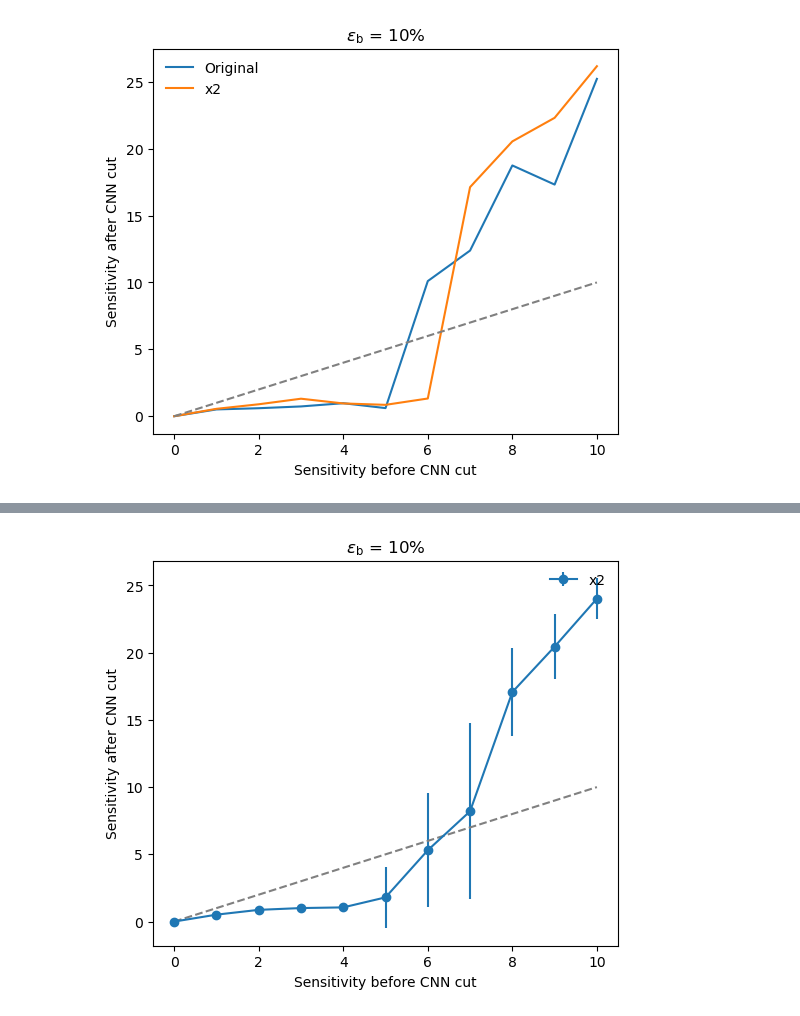
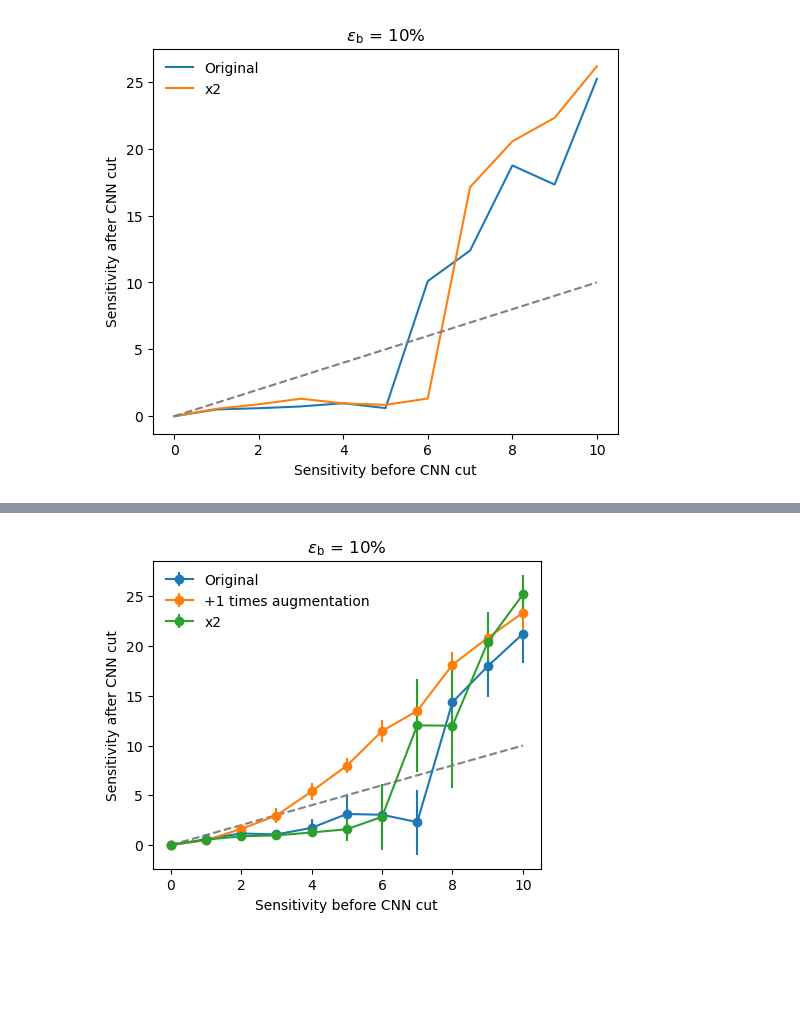
Before and after one commit to r10222035/data_augmentation, a Jupyter notebook: CNN/CNN_selection.ipynb, the cells around one changed output, grey strips where cells are left out. Drawn from its saved outputs; the diff is of its cells as text; code cells hidden in the pictures; blank space fills up the shorter version.

Commit message:
Code: Add CWoLa results on Hidden Valley model with re-process samples

```diff
--- a/CNN/CNN_selection.ipynb
+++ b/CNN/CNN_selection.ipynb
@@ -217,24 +295,46 @@ sensitivities = np.arange(11)
 sensitivities_after, std = [], []
 
 for sensitivity in sensitivities:
-    model_name = f'SB_{sensitivity:.1f}_x2'
+    model_name = f'SB_{sensitivity:.1f}_new'
     scale_factor = df[df['Model Name'] == model_name]['TPR/FPR^0.5: FPR=0.1']
 
     sensitivities_after.append(sensitivity * scale_factor.mean())
     std.append(sensitivity * scale_factor.std())
+
+
+sensitivities_aug_1_after, std_aug_1 = [], []
+
+for sensitivity in sensitivities:
+    model_name = f'SB_{sensitivity:.1f}_aug_1_new'
+    scale_factor = df[df['Model Name'] == model_name]['TPR/FPR^0.5: FPR=0.1']
+
+    sensitivities_aug_1_after.append(sensitivity * scale_factor.mean())
+    std_aug_1.append(sensitivity * scale_factor.std())
+
+sensitivities_x2_after, std_x2 = [], []
+
+for sensitivity in sensitivities:
+    model_name = f'SB_{sensitivity:.1f}_x2_new'
+    scale_factor = df[df['Model Name'] == model_name]['TPR/FPR^0.5: FPR=0.1']
+
+    sensitivities_x2_after.append(sensitivity * scale_factor.mean())
+    std_x2.append(sensitivity * scale_factor.std())
 # %%
-fig, ax = plt.subplots(1, 1, figsize=(6,5))
+fig, ax = plt.subplots(1, 1, figsize=(5,4))
 
-ax.errorbar(sensitivities, sensitivities_after, yerr=std, marker='o', label='x2')
+ax.errorbar(sensitivities, sensitivities_after, yerr=std, marker='o', label='Original')
+ax.errorbar(sensitivities, sensitivities_aug_1_after, yerr=std_aug_1, marker='o', label='+1 times augmentation')
+ax.errorbar(sensitivities, sensitivities_x2_after, yerr=std_x2, marker='o', label='x2')
 ax.plot(sensitivities, sensitivities, '--', color='grey')
+
 
 ax.set_title('$\epsilon_\mathrm{b}$ = 10%')
 ax.set_xlabel('Sensitivity before CNN cut')
 ax.set_ylabel('Sensitivity after CNN cut')
 
 ax.legend(frameon=False)
 
-# plt.savefig('./figures/ROC_CWoLa_hunting_1000GeV.png', dpi=300, facecolor='White', bbox_inches='tight')
+plt.savefig('../figures/HVmodel_sensitivity_improvement_bkg_eff_10.png', dpi=300, facecolor='White', bbox_inches='tight')
 plt.show()
 # %% [output]
-[figure, old version]
+[figure, new version]
```
Also changed, not shown: parts of 8 cells of this notebook, 8 other files.
